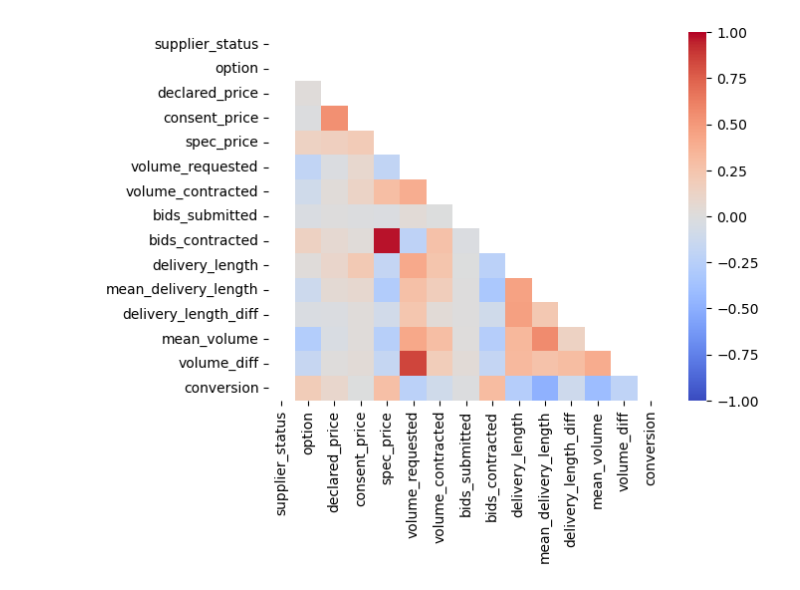
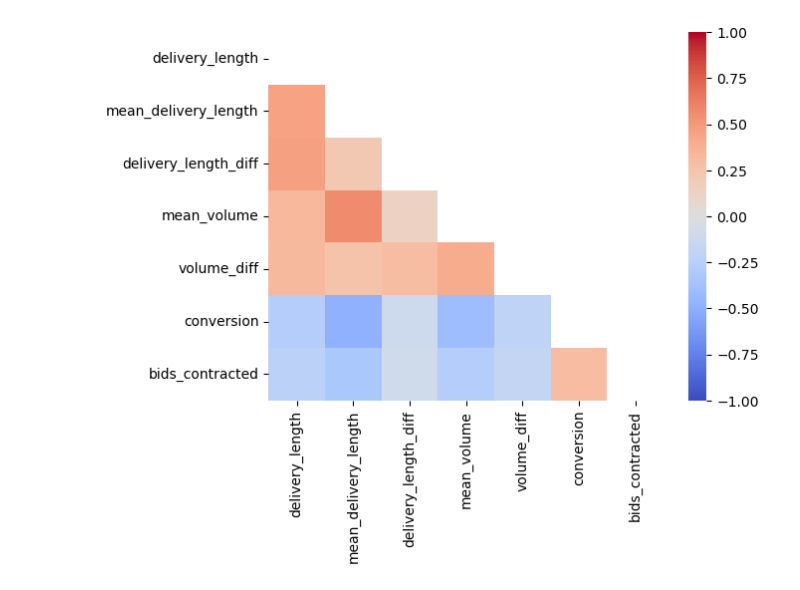
Before and after one commit to my-sas/Suppliers-time-series-analysis, a Jupyter notebook: notebooks/spec_EDA.ipynb, the cells around one changed output. Cells and saved outputs as stored; diff of their text form; code cells hidden in the pictures.

```diff
--- a/notebooks/spec_EDA.ipynb
+++ b/notebooks/spec_EDA.ipynb
@@ -34,11 +34,13 @@ spec.head(2)
 # %%
-drop_cols = ['supplier', 'spec_date', 'delivery_period_end', 'id']
-shape_plot = len(spec.columns) - len(drop_cols)
+cols = ['delivery_length', 'mean_delivery_length', 'delivery_length_diff',
+        'mean_volume', 'volume_diff', 'conversion', 'bids_contracted']
+shape_plot = len(cols)
 mask = np.zeros((shape_plot, shape_plot))
 mask[np.triu_indices_from(mask)] = True
 
-sns.heatmap(spec.drop(drop_cols, 1).corr(), cmap = 'coolwarm', annot = False,
+sns.heatmap(spec[cols].corr(), cmap = 'coolwarm', annot = False,
             mask=mask, vmin=-1, vmax=1)
-plt.show()
+plt.savefig('../figures/correlation_matrix.jpg', bbox_inches='tight')
+# plt.show()
 # %% [output]
-[figure, old version]
+[figure, new version]
```
Also changed, not shown: parts of 2 cells of this notebook, 17 other files.
